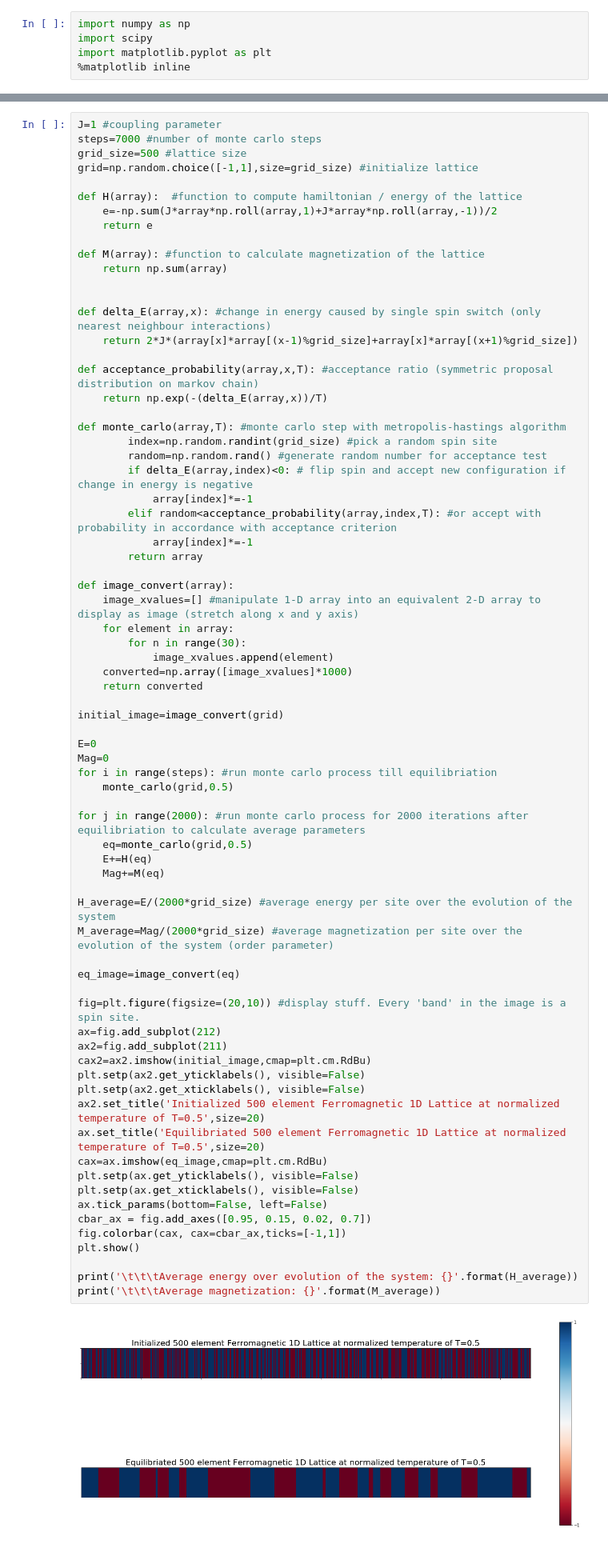
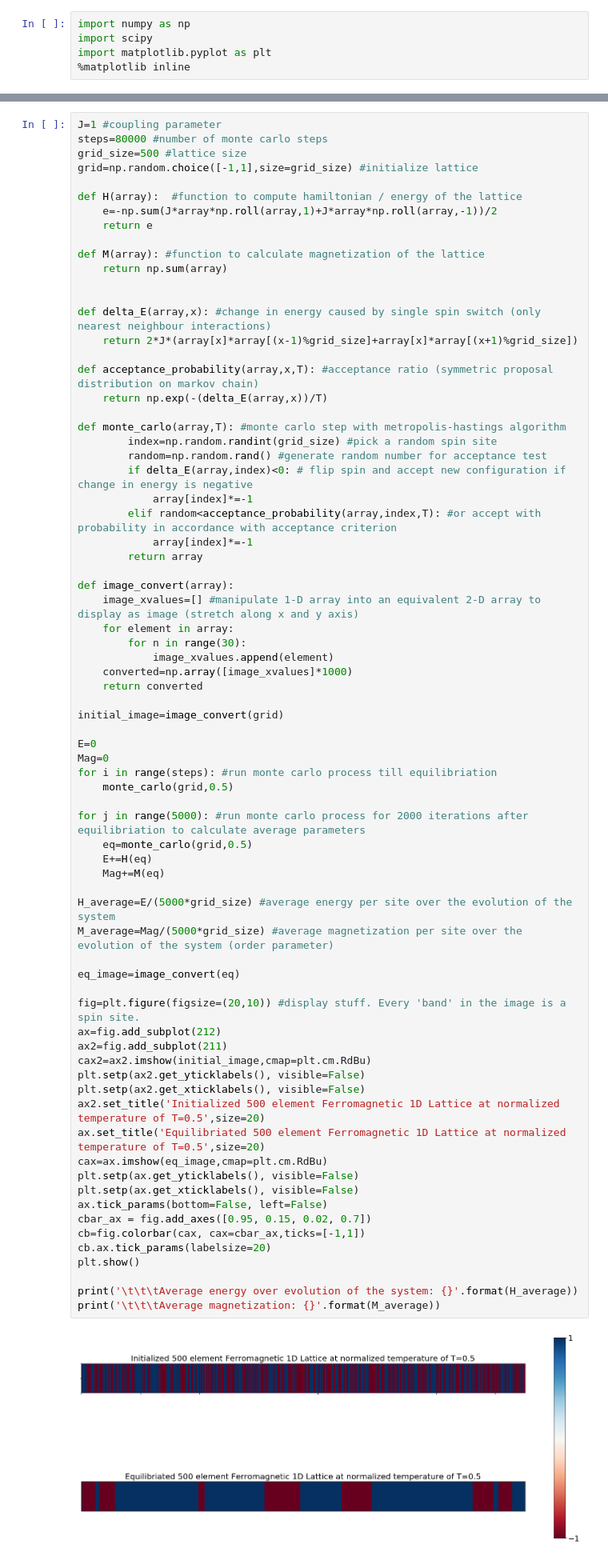
Before and after one commit to varunmenon1310/Ising-Model, a Jupyter notebook: Ising Model.ipynb, the cells around one changed output, grey strips where cells are left out. Shown at 80% size. Cells and saved outputs as stored; diff of their text form.

Commit message:
Increased number of monte carlo steps for better equilibriation.

```diff
--- a/Ising Model.ipynb
+++ b/Ising Model.ipynb
@@ -11,7 +11,7 @@ import matplotlib.pyplot as plt
   ##                              (Single example with fixed temperature)
 # %%
 J=1 #coupling parameter
-steps=7000 #number of monte carlo steps
+steps=80000 #number of monte carlo steps
 grid_size=500 #lattice size
 grid=np.random.choice([-1,1],size=grid_size) #initialize lattice
 
@@ -51,35 +51,36 @@ initial_image=image_convert(grid)
 E=0
 Mag=0
 for i in range(steps): #run monte carlo process till equilibriation
     monte_carlo(grid,0.5)
 
-for j in range(2000): #run monte carlo process for 2000 iterations after equilibriation to calculate average parameters
+for j in range(5000): #run monte carlo process for 2000 iterations after equilibriation to calculate average parameters
     eq=monte_carlo(grid,0.5)
     E+=H(eq)
     Mag+=M(eq)
 
-H_average=E/(2000*grid_size) #average energy per site over the evolution of the system
-M_average=Mag/(2000*grid_size) #average magnetization per site over the evolution of the system (order parameter)
+H_average=E/(5000*grid_size) #average energy per site over the evolution of the system
+M_average=Mag/(5000*grid_size) #average magnetization per site over the evolution of the system (order parameter)
 
 eq_image=image_convert(eq)
 
 fig=plt.figure(figsize=(20,10)) #display stuff. Every 'band' in the image is a spin site.
 ax=fig.add_subplot(212)
 ax2=fig.add_subplot(211)
 cax2=ax2.imshow(initial_image,cmap=plt.cm.RdBu)
 plt.setp(ax2.get_yticklabels(), visible=False)
 plt.setp(ax2.get_xticklabels(), visible=False)
 ax2.set_title('Initialized 500 element Ferromagnetic 1D Lattice at normalized temperature of T=0.5',size=20)
 ax.set_title('Equilibriated 500 element Ferromagnetic 1D Lattice at normalized temperature of T=0.5',size=20)
 cax=ax.imshow(eq_image,cmap=plt.cm.RdBu)
 plt.setp(ax.get_yticklabels(), visible=False)
 plt.setp(ax.get_xticklabels(), visible=False)
 ax.tick_params(bottom=False, left=False)
 cbar_ax = fig.add_axes([0.95, 0.15, 0.02, 0.7])
-fig.colorbar(cax, cax=cbar_ax,ticks=[-1,1])
+cb=fig.colorbar(cax, cax=cbar_ax,ticks=[-1,1])
+cb.ax.tick_params(labelsize=20)
 plt.show()
 
 print('\t\t\tAverage energy over evolution of the system: {}'.format(H_average))
 print('\t\t\tAverage magnetization: {}'.format(M_average))
 # %% [output]
-[figure, old version]
+[figure, new version]
```
Also changed, not shown: parts of 6 cells of this notebook.
